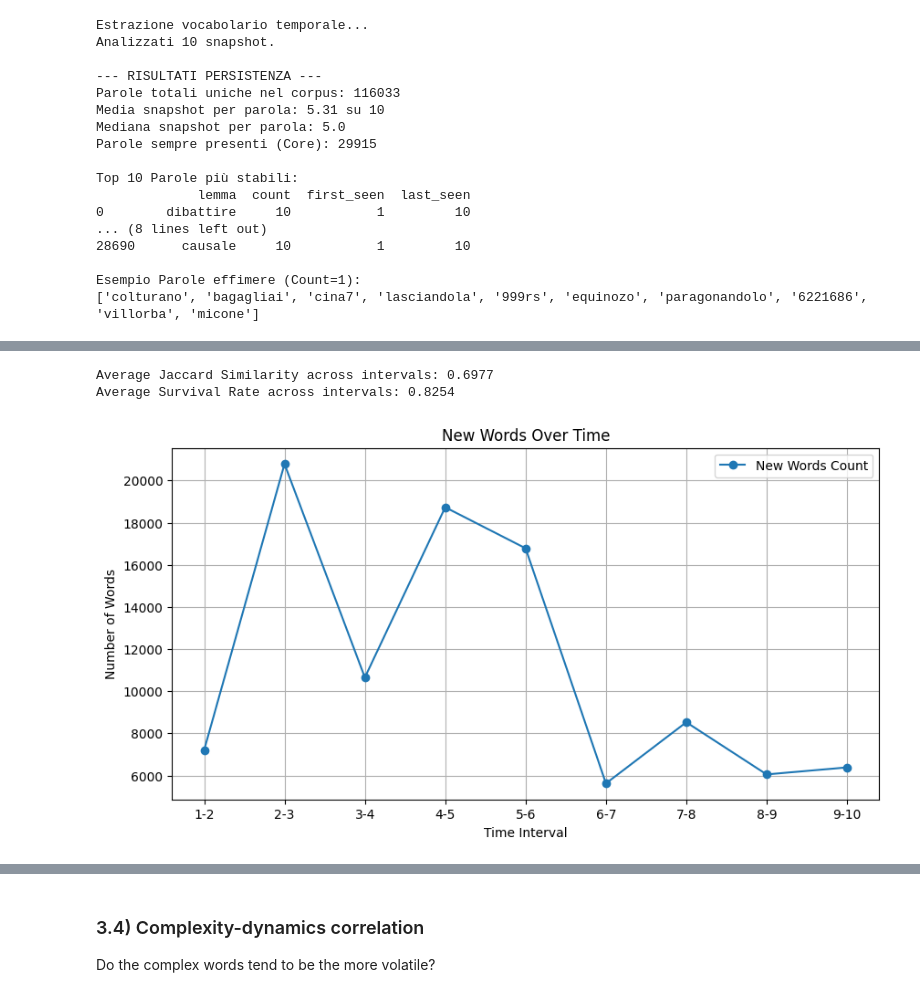
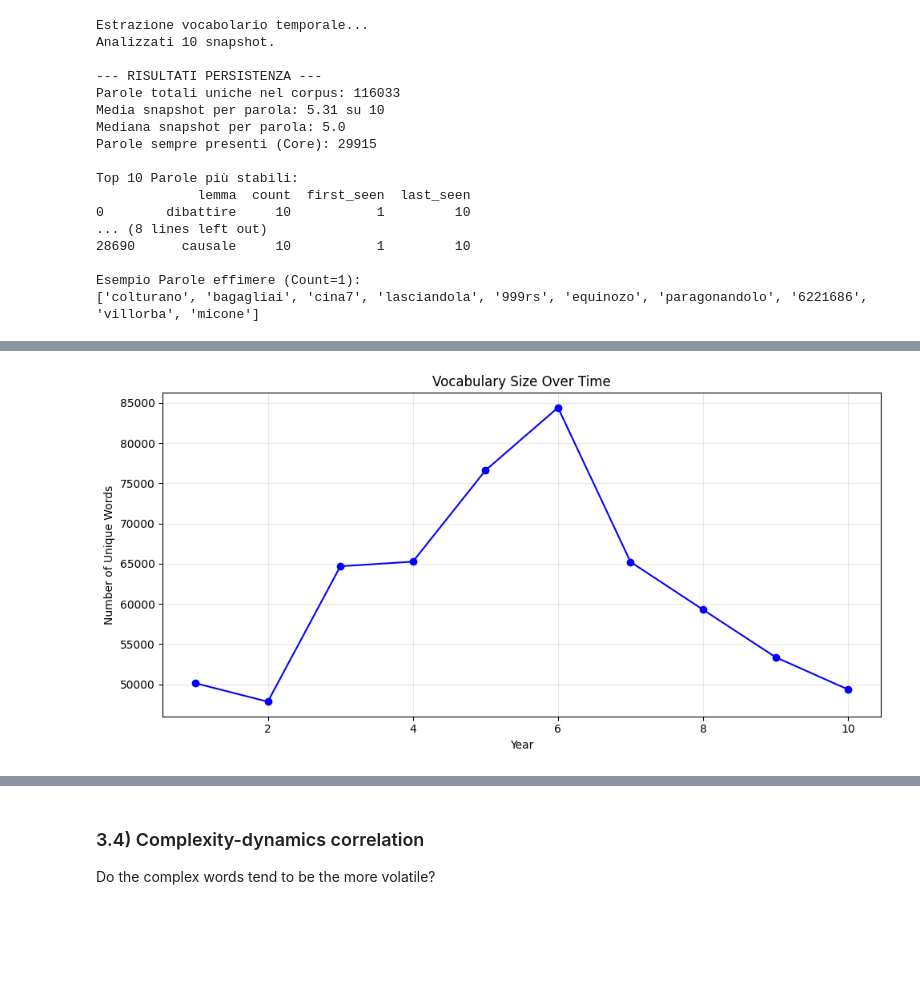
Before and after one commit to ChefBB/acn_project, a Jupyter notebook: dynet/network_creation.ipynb, the cells around one changed output, grey strips where cells are left out. Cells and saved outputs as stored; diff of their text form; code cells hidden in the pictures; blank space fills up the shorter version.

```diff
--- a/dynet/network_creation.ipynb
+++ b/dynet/network_creation.ipynb
@@ -509,22 +536,24 @@ print(df_dynamic)
 # %%
-# average jaccard similarity
-avg_jaccard = df_dynamic['jaccard_similarity'].mean()
-print(f"\nAverage Jaccard Similarity across intervals: {avg_jaccard:.4f}")
-# average survival rate
-avg_survival = df_dynamic['survival_rate'].mean()
-print(f"Average Survival Rate across intervals: {avg_survival:.4f}") # quanto le parole resistono da un intervallo al successivo
+# dimensioni dei vocabolari nel tempo
+vocab_sizes = []
+for file in sorted_files:
+    try:
+        year = int(file.split("_")[1].replace("snap", ""))
+    except:
+        continue
+
+    G = ig.Graph.Read_Pickle(str(input_dir / file))
+    attr_name = 'token'
+    words = set(G.vs[attr_name])
+    vocab_sizes.append( (year, len(words)) )
+    years, sizes = zip(*vocab_sizes)
+plt.figure(figsize=(10, 5))
+plt.plot(years, sizes, marker='o', color='blue')
+plt.title("Vocabulary Size Over Time")
+plt.xlabel("Year")
+plt.ylabel("Number of Unique Words")
+plt.grid(True, alpha=0.3)
+plt.tight_layout()
+plt.show()
 # %% [output]
-Average Jaccard Similarity across intervals: 0.6977
-Average Survival Rate across intervals: 0.8254
+[figure, added]
-# %%
-# plot new_words_count and lost_words_count over time
-plt.figure(figsize=(10, 5))
-plt.plot(df_dynamic['interval'], df_dynamic['new_words_count'], marker='o', label='New Words Count')
-plt.title('New Words Over Time')
-plt.xlabel('Time Interval')
-plt.ylabel('Number of Words')
-plt.legend()
-plt.grid()
-plt.show()
-# %% [output]
-[figure, removed]
```
Also changed, not shown: parts of 10 cells of this notebook, 2 other files.
